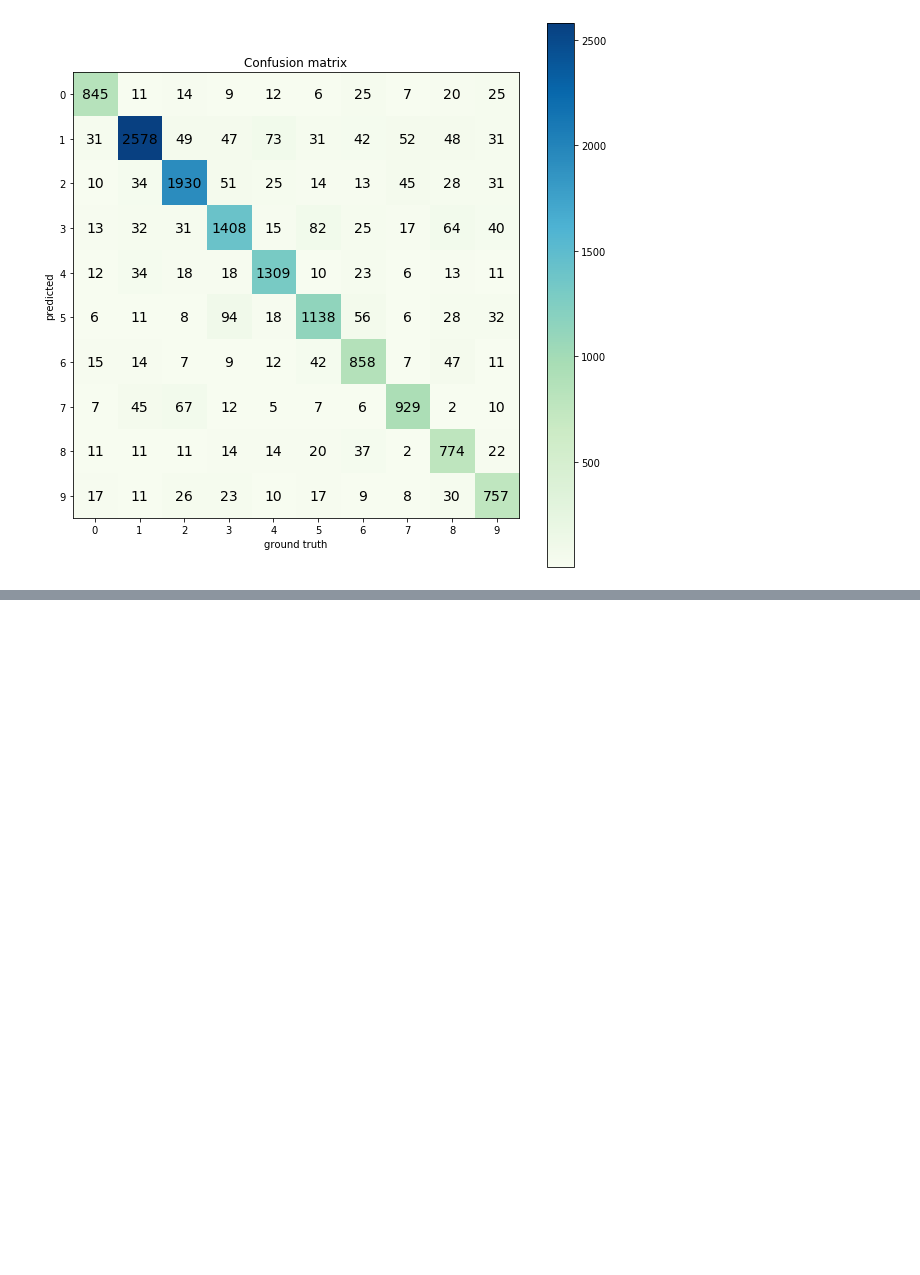
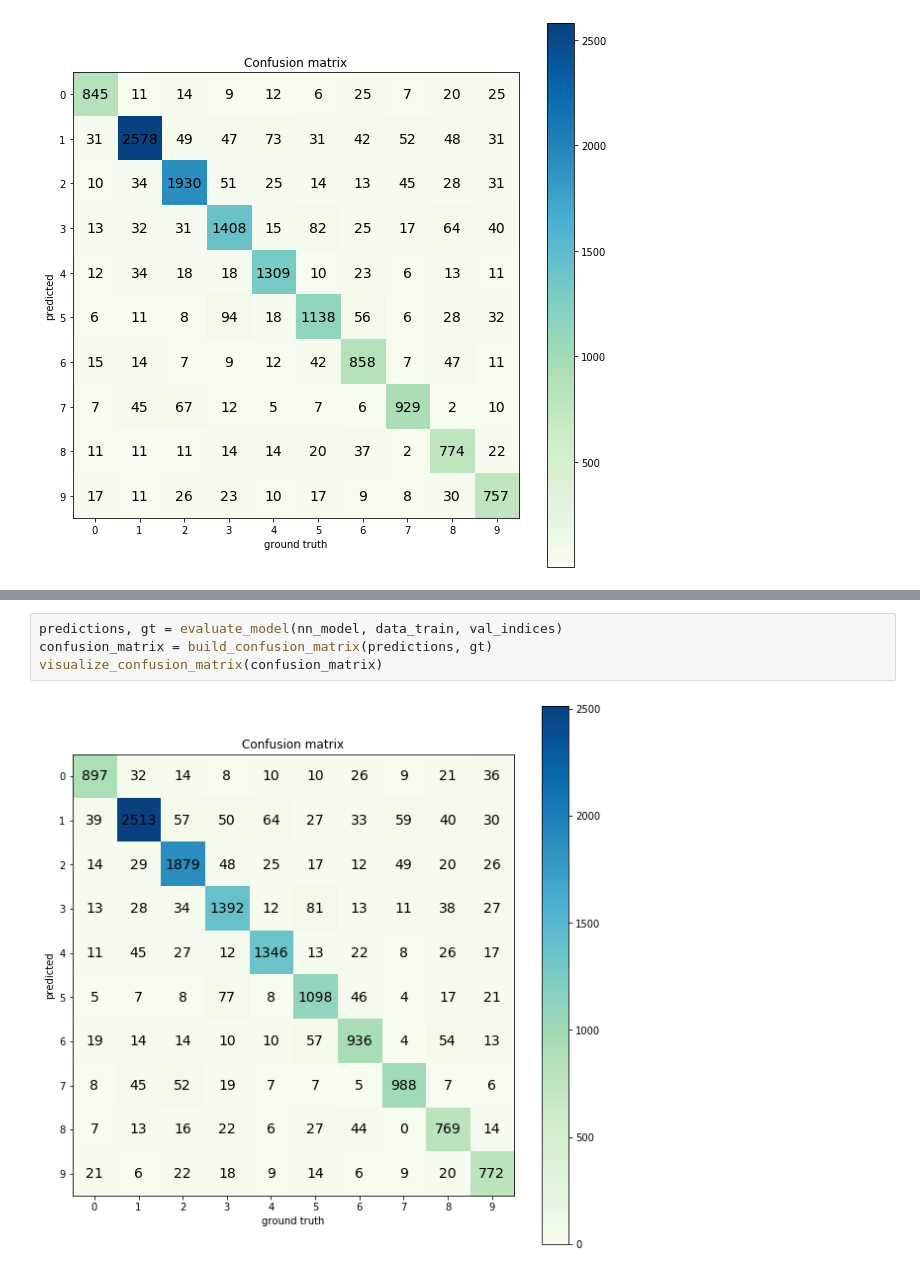
Before and after one commit to VadimAspirin/dl, a Jupyter notebook: assignment2/_pytorch.ipynb, the cells around one changed output, grey strips where cells are left out. Drawn from its saved outputs; the diff is of its cells as text; blank space fills up the shorter version.

```diff
--- a/assignment2/_pytorch.ipynb
+++ b/assignment2/_pytorch.ipynb
@@ -596,0 +844,6 @@ visualize_confusion_matrix(confusion_matrix)
+# %%
+predictions, gt = evaluate_model(nn_model, data_train, val_indices)
+confusion_matrix = build_confusion_matrix(predictions, gt)
+visualize_confusion_matrix(confusion_matrix)
+# %% [output]
+[figure, added]
```
Also changed, not shown: parts of 5 cells of this notebook.
